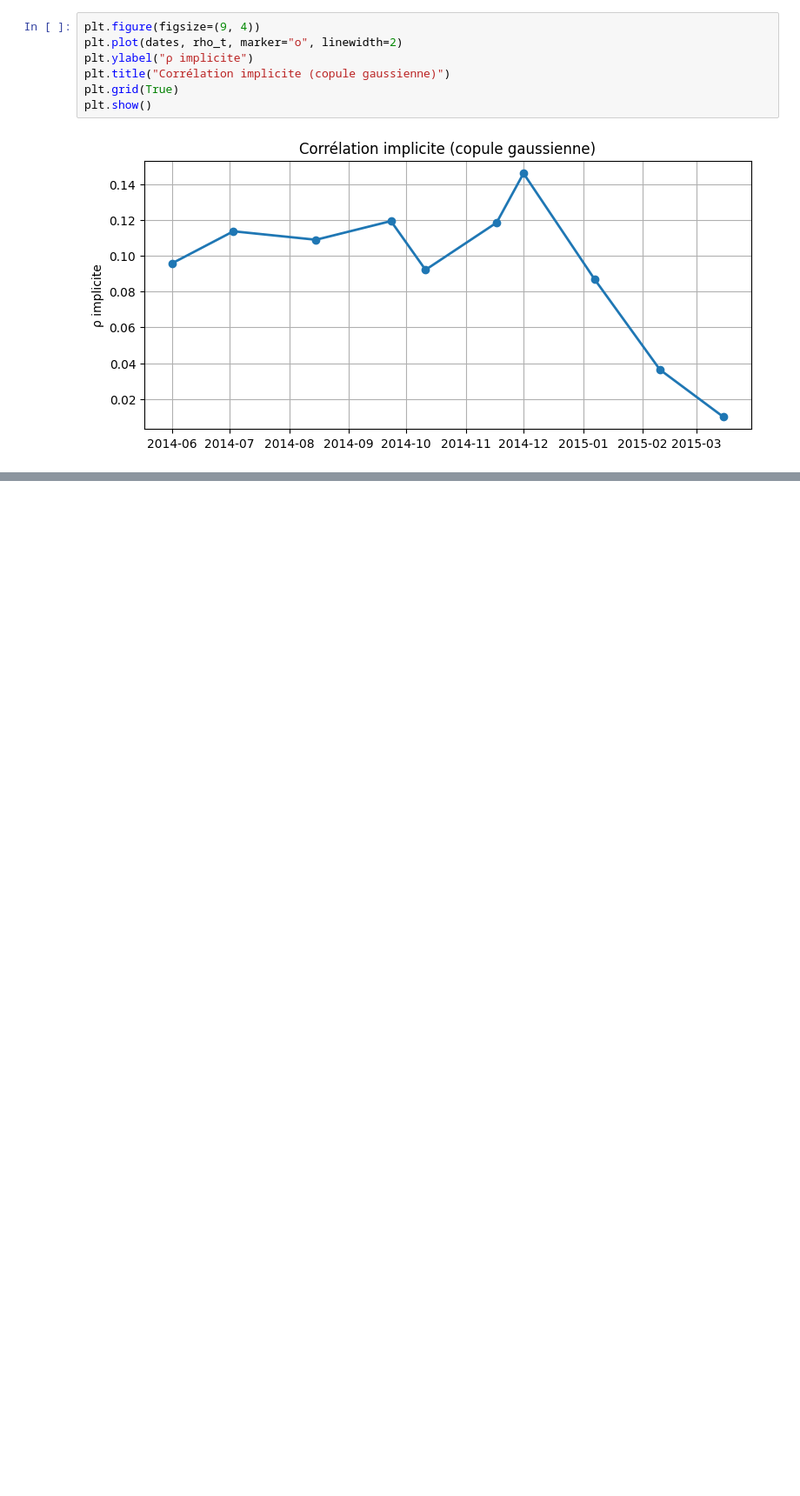
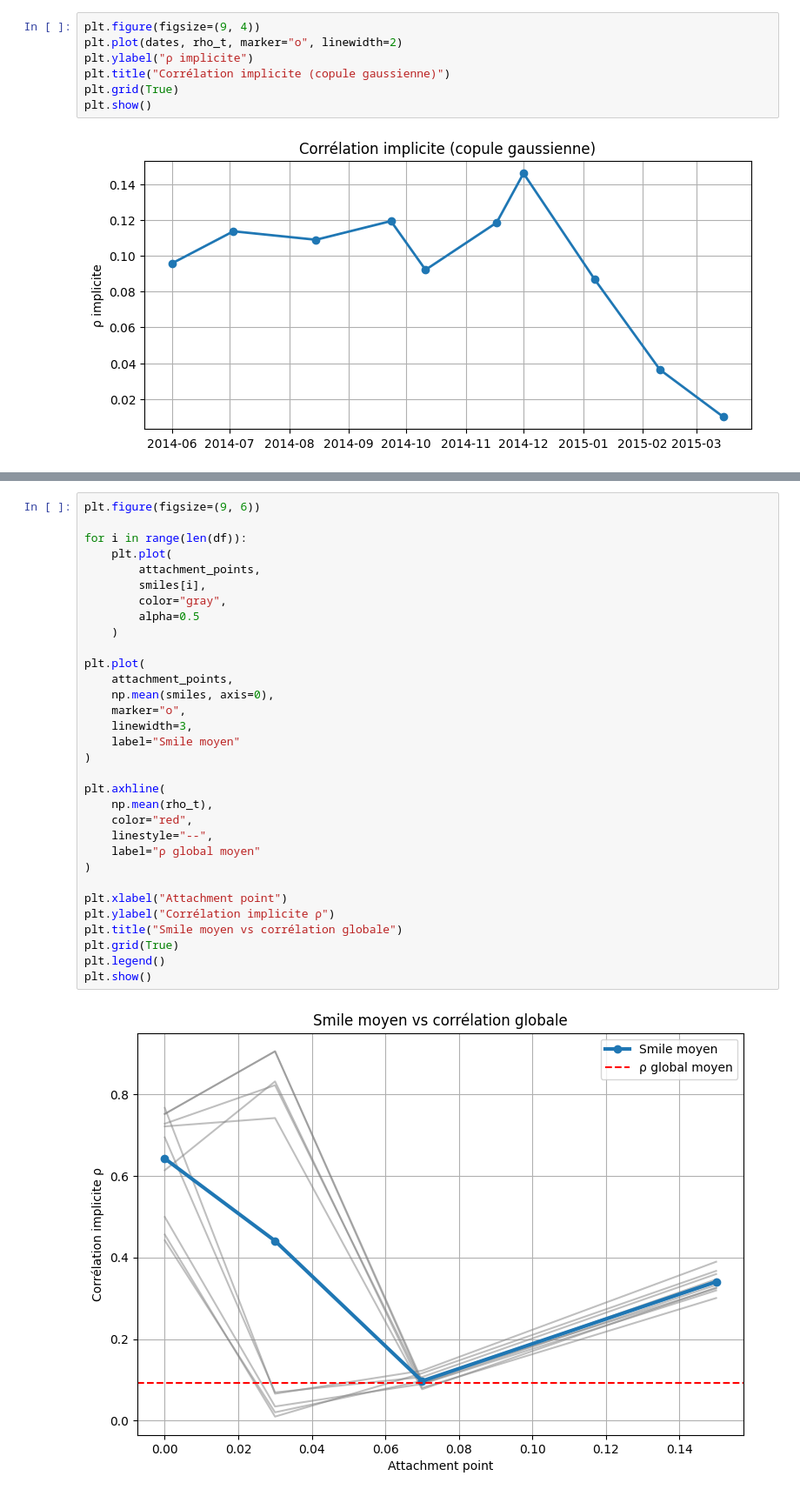
Before and after one commit to cn-2026/Pricing_CDO, a Jupyter notebook: Rapport_Pricing_CDO_synthétique/Simulation/sim_copule.ipynb, the cells around one changed output, grey strips where cells are left out. Shown at 87% size. Saved outputs shown, nothing was run; the diff lists cells and outputs as text; blank space fills up the shorter version.

```diff
--- a/Rapport_Pricing_CDO_synthétique/Simulation/sim_copule.ipynb
+++ b/Rapport_Pricing_CDO_synthétique/Simulation/sim_copule.ipynb
@@ -207,0 +326,34 @@ plt.show()
+# %%
+plt.figure(figsize=(9, 6))
+
+for i in range(len(df)):
+    plt.plot(
+        attachment_points,
+        smiles[i],
+        color="gray",
+        alpha=0.5
+    )
+
+plt.plot(
+    attachment_points,
+    np.mean(smiles, axis=0),
+    marker="o",
+    linewidth=3,
+    label="Smile moyen"
+)
+
+plt.axhline(
+    np.mean(rho_t),
+    color="red",
+    linestyle="--",
+    label="ρ global moyen"
+)
+
+plt.xlabel("Attachment point")
+plt.ylabel("Corrélation implicite ρ")
+plt.title("Smile moyen vs corrélation globale")
+plt.grid(True)
+plt.legend()
+plt.show()
+# %% [output]
+[figure, added]
```
Also changed, not shown: parts of 5 cells of this notebook.
